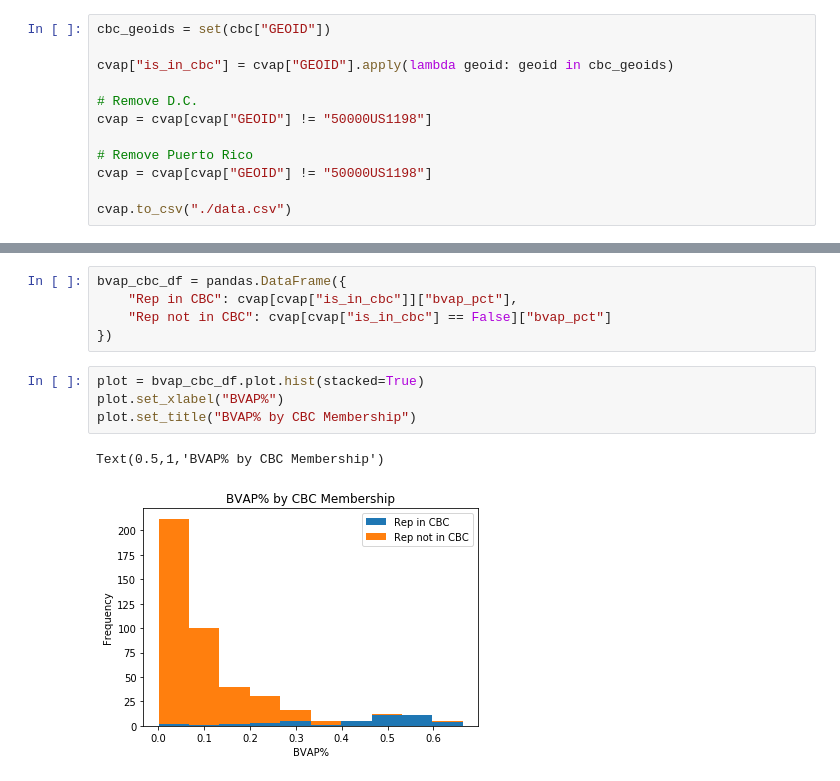
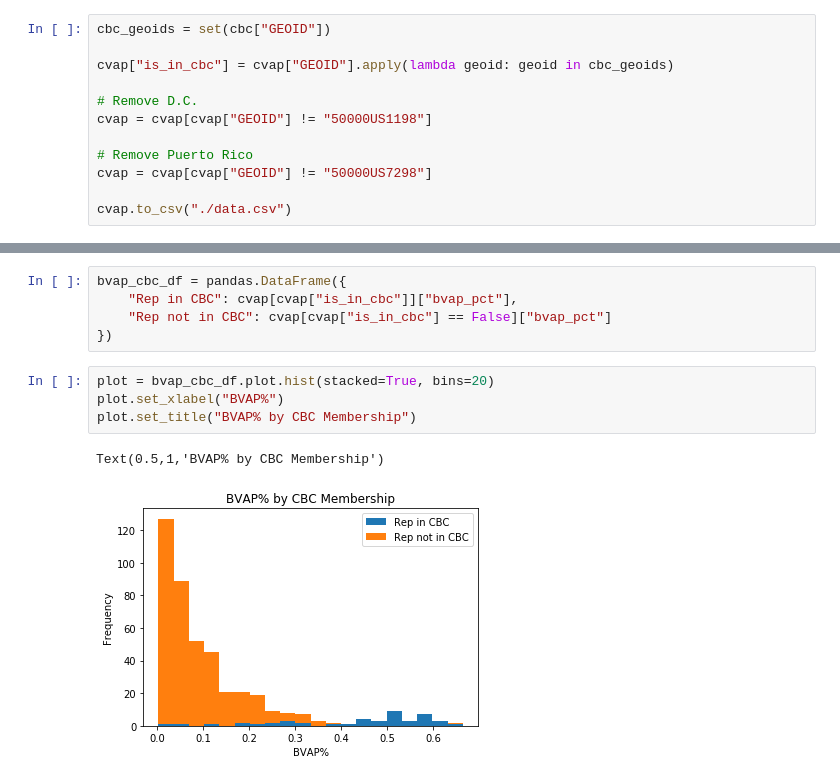
Before and after one commit to gerrymandr/bvap-cbc-notebook, a Jupyter notebook: BVAP_and_CBC.ipynb, the cells around one changed output, grey strips where cells are left out. Cells and saved outputs as stored; diff of their text form.

```diff
--- a/BVAP_and_CBC.ipynb
+++ b/BVAP_and_CBC.ipynb
@@ -29,7 +29,7 @@ cvap["is_in_cbc"] = cvap["GEOID"].apply(lambda geoid: geoid in cbc_geoids)
 cvap = cvap[cvap["GEOID"] != "50000US1198"]
 
 # Remove Puerto Rico
-cvap = cvap[cvap["GEOID"] != "50000US1198"]
+cvap = cvap[cvap["GEOID"] != "50000US7298"]
 
 cvap.to_csv("./data.csv")
 # %% [markdown]
@@ -40,12 +40,12 @@ bvap_cbc_df = pandas.DataFrame({
     "Rep not in CBC": cvap[cvap["is_in_cbc"] == False]["bvap_pct"]
 })
 # %%
-plot = bvap_cbc_df.plot.hist(stacked=True)
+plot = bvap_cbc_df.plot.hist(stacked=True, bins=20)
 plot.set_xlabel("BVAP%")
 plot.set_title("BVAP% by CBC Membership")
 # %% [output]
 Text(0.5,1,'BVAP% by CBC Membership')
-[figure, old version]
+[figure, new version]
 # %%
 black_pct_df = pandas.DataFrame({
     "Rep in CBC": cvap[cvap["is_in_cbc"]]["black_pct"],
```
Also changed, not shown: parts of 4 cells of this notebook, 2 other files.
